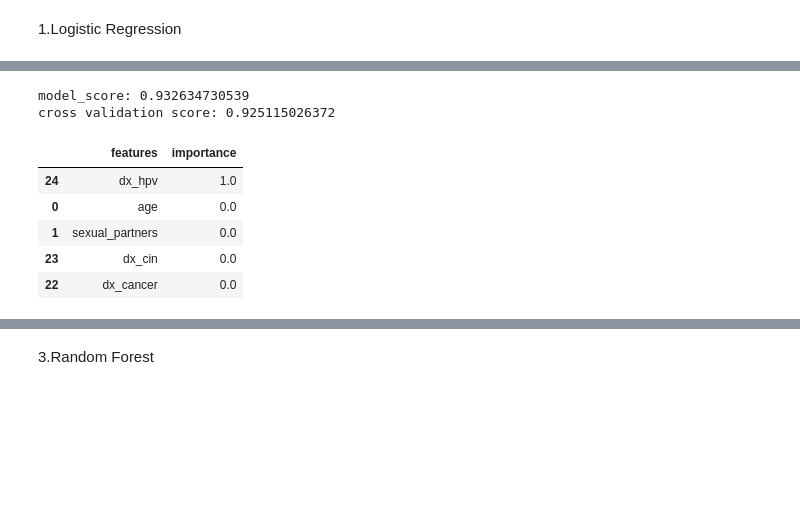
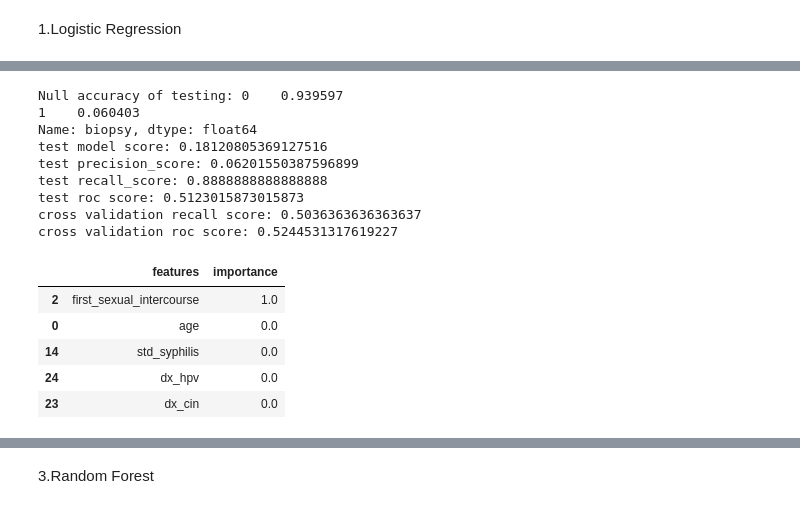
Before and after one commit to lingchiao/DS-SF-42, a Jupyter notebook: final_project/Final Project.ipynb, the cells around one changed output, grey strips where cells are left out. Cells and saved outputs as stored; diff of their text form; code cells hidden in the pictures; blank space fills up the shorter version.

```diff
--- a/final_project/Final Project.ipynb
+++ b/final_project/Final Project.ipynb
@@ -126,8 +129,8 @@ for number in missing_values:
 print zip(missing_values,count)
 plt.plot(missing_values,count)
 
-df = df[df.isnull().sum(axis=1) < 1]
-df
+df = df[df.isnull().sum(axis=1) <= 3]
+df.head()
 # %% [output]
 [(0, 668), (1, 723), (2, 728), (3, 742), (4, 751), (5, 752), (6, 752), (7, 753), (8, 753), (9, 753), (10, 753), (11, 753), (12, 757), (13, 757), (14, 760), (15, 763), (16, 838), (17, 853), (18, 855),  ...
 |  | age | sexual_partners | first_sexual_intercourse | num_pregnancies | smokes | smoke_years | ... |
@@ -288,2 +280,5 @@ Name: biopsy, dtype: float64
+# %%
+X_train, X_test, y_train, y_test = train_test_split(X, Y,
+                                                   test_size = 0.2)
 # %% [markdown]
 1.Logistic Regression
@@ -361,0 +375,16 @@ Cross Val ROC: 0.540301792115
+# %%
+depth_range = range(1,21)
+
+param_grid_dt = {'criterion': ['gini', 'entropy'],
+                 'max_depth': depth_range,
+                 'min_samples_split' : [2, 10, 20],
+                 'class_weight' : ['balanced'],
+                 'max_features' : [1,5,10,15,20]}
+
+grid_dt = GridSearchCV(estimator=DecisionTreeClassifier(),
+                      param_grid = param_grid_dt, cv=5,
+                      scoring = 'recall')
+
+grid_dt.fit(X_train, y_train) #DO THIS ON THE ENTIRE DATA SET
+print grid_dt.best_params_
+print grid_dt.best_score_
@@ -362,26 +394,35 @@ Cross Val ROC: 0.540301792115
 # %%
-#max cepth
-# criterion -- gini or entropy
+dt = DecisionTreeClassifier(**grid_dt.best_params_)
+dt.fit(X_train,y_train)
+preds_dt = dt.predict(X_test)
 
-model_type = 'gini'
+print 'Null accuracy of testing:', y_test.value_counts(normalize=True)
+print 'test model score:', dt.score(X_test,y_test)
 
-dt = DecisionTreeClassifier(max_depth = 1, criterion=model_type)
-dt.fit(X,Y)
+print 'test precision_score:', precision_score(y_test,preds_dt)
+print 'test recall_score:', recall_score(y_test,preds_dt)
+print 'test roc score:', roc_auc_score(y_test,preds_dt)
 
-print 'model_score:', dt.score(X,Y)
-dt_cv_scores = cross_val_score(dt, X, Y, cv=5, scoring='accuracy').mean()
-print 'cross validation score:', dt_cv_scores
+print 'cross validation recall score:', cross_val_score(dt, X, Y, cv=5, scoring='recall').mean()
+print 'cross validation roc score:', cross_val_score(dt, X, Y, cv = 5, scoring='roc_auc').mean()
 
 cols = pd.DataFrame(list(zip(X.columns, dt.feature_importances_)),
                     columns = ['features', 'importance'])
 
 cols.sort_values('importance', ascending=False).head()
 # %% [output]
-model_score: 0.932634730539
-cross validation score: 0.925115026372
+Null accuracy of testing: 0    0.939597
+1    0.060403
+Name: biopsy, dtype: float64
+test model score: 0.18120805369127516
+test precision_score: 0.06201550387596899
+test recall_score: 0.8888888888888888
+test roc score: 0.5123015873015873
+cross validation recall score: 0.5036363636363637
+cross validation roc score: 0.5244531317619227
 |  | features | importance |
-| 24 | dx_hpv | 1.0 |
+| 2 | first_sexual_intercourse | 1.0 |
 | 0 | age | 0.0 |
-| 1 | sexual_partners | 0.0 |
+| 14 | std_syphilis | 0.0 |
+| 24 | dx_hpv | 0.0 |
 | 23 | dx_cin | 0.0 |
-| 22 | dx_cancer | 0.0 |
```
Also changed, not shown: parts of 57 cells of this notebook, 2 other files.
